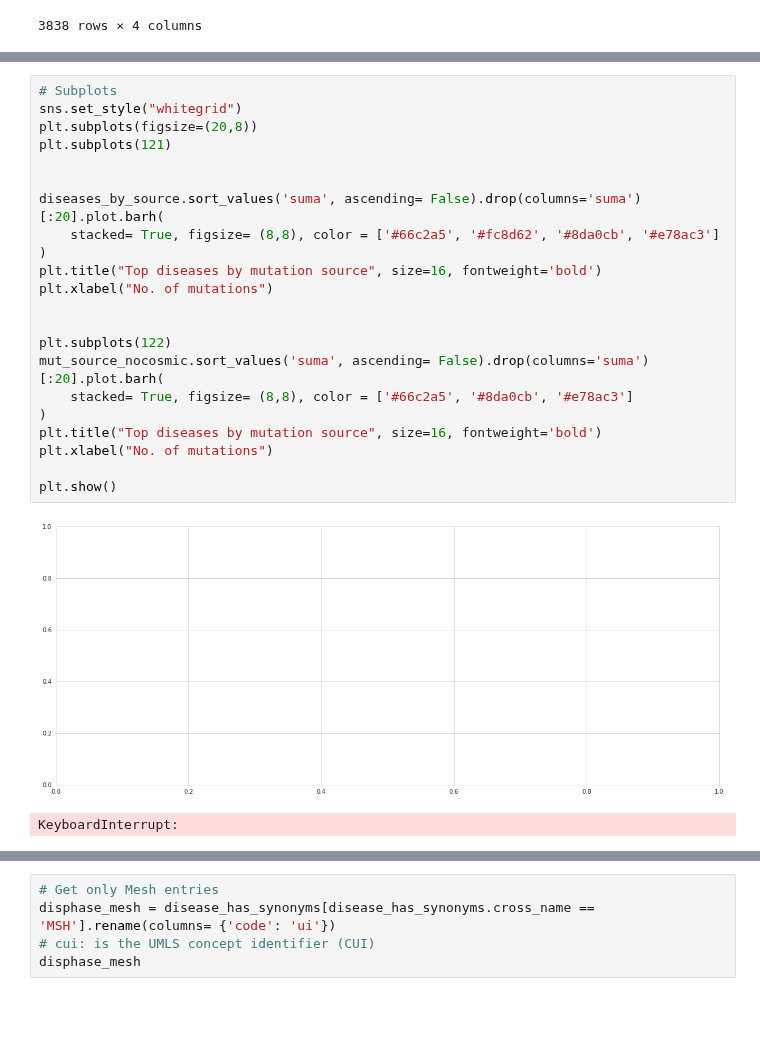
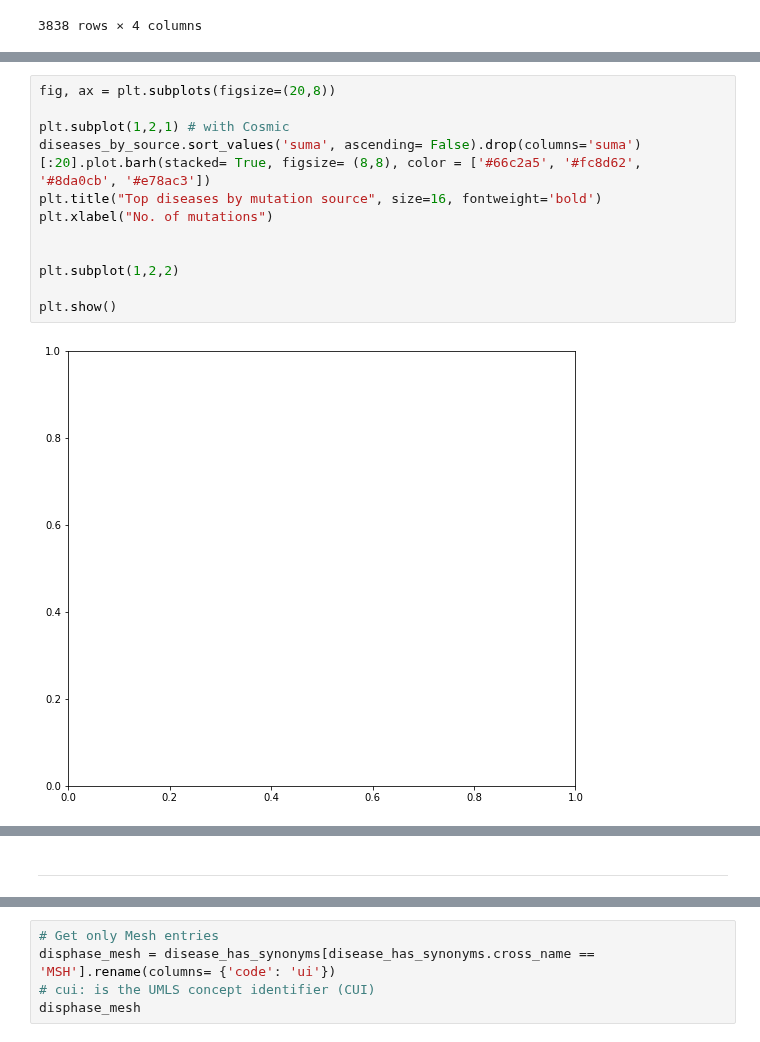
Before and after one commit to alvaro-2/mutations, a Jupyter notebook: scripts/mesh/mesh_data.ipynb, the cells around one changed output, grey strips where cells are left out. Drawn from its saved outputs; the diff is of its cells as text; blank space fills up the shorter version.

```diff
--- a/scripts/mesh/mesh_data.ipynb
+++ b/scripts/mesh/mesh_data.ipynb
@@ -265,25 +304,14 @@ plt.show()
 # %%
-# Subplots
-sns.set_style("whitegrid")
-plt.subplots(figsize=(20,8))
-plt.subplots(121)
+fig, ax = plt.subplots(figsize=(20,8))
 
-
-diseases_by_source.sort_values('suma', ascending= False).drop(columns='suma')[:20].plot.barh(
-    stacked= True, figsize= (8,8), color = ['#66c2a5', '#fc8d62', '#8da0cb', '#e78ac3']
-)
+plt.subplot(1,2,1) # with Cosmic
+diseases_by_source.sort_values('suma', ascending= False).drop(columns='suma')[:20].plot.barh(stacked= True, figsize= (8,8), color = ['#66c2a5', '#fc8d62', '#8da0cb', '#e78ac3'])
 plt.title("Top diseases by mutation source", size=16, fontweight='bold')
 plt.xlabel("No. of mutations")
 
 
-plt.subplots(122)
-mut_source_nocosmic.sort_values('suma', ascending= False).drop(columns='suma')[:20].plot.barh(
-    stacked= True, figsize= (8,8), color = ['#66c2a5', '#8da0cb', '#e78ac3']
-)
-plt.title("Top diseases by mutation source", size=16, fontweight='bold')
-plt.xlabel("No. of mutations")
+plt.subplot(1,2,2)
 
 plt.show()
 # %% [output]
-[figure, old version]
+[figure, new version]
-KeyboardInterrupt:
@@ -289,0 +319,2 @@ KeyboardInterrupt:
+# %% [markdown]
+---
```
Also changed, not shown: parts of 30 cells of this notebook, 2 other files.
